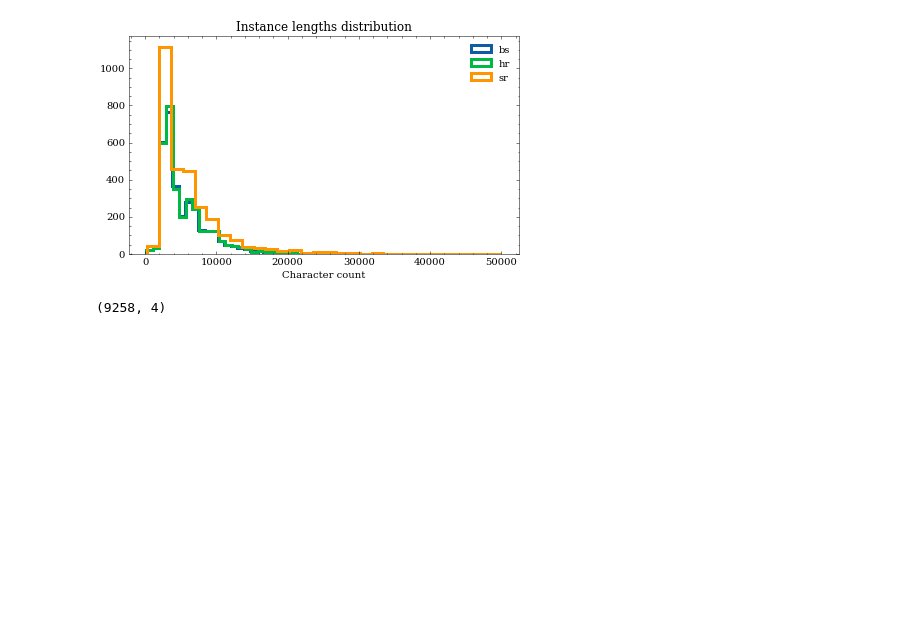
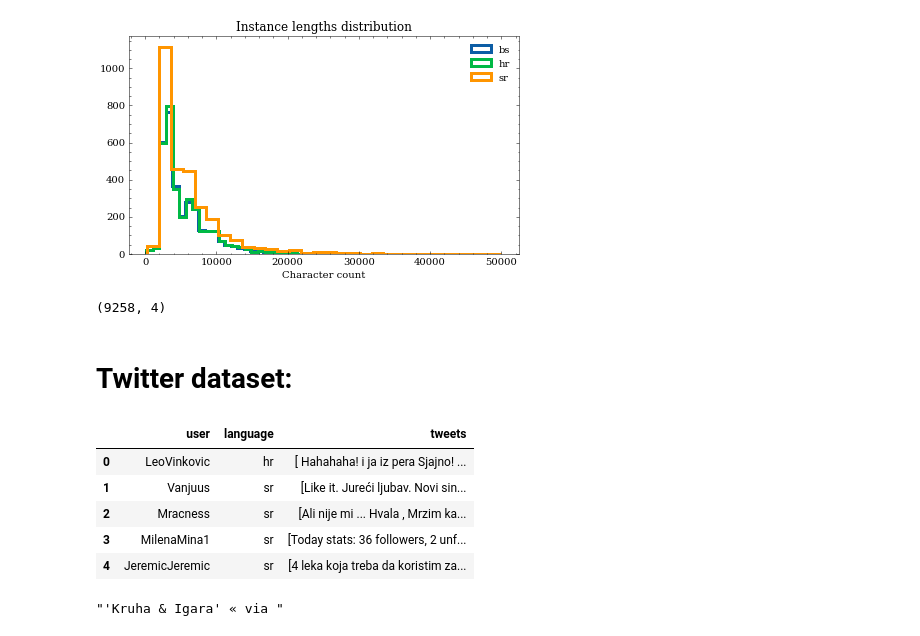
Before and after one commit to 5roop/task4, a Jupyter notebook: 23_constructing_datasets.ipynb, the cells around one changed output. Saved outputs shown, nothing was run; the diff lists cells and outputs as text; code cells hidden in the pictures; blank space fills up the shorter version.

```diff
--- a/23_constructing_datasets.ipynb
+++ b/23_constructing_datasets.ipynb
@@ -90,3 +90,5 @@ df.drop(columns="length"
 orient="index", indent=4,
 
 )
+# %% [markdown]
+# Twitter dataset:
@@ -92,0 +102,27 @@ orient="index", indent=4,
+# %%
+data = list()
+for user in ds.keys():
+    lang = ds[user]["language"]
+    data.append(
+        {
+            "user": user,
+            "language": lang,
+            "tweets": [i for i in ds.get(user).get("tweets")]
+        }
+    )
+import re
+df = pd.DataFrame(data=data)
+df["tweets"] = df.tweets.apply(lambda l: [re.sub('\s+', ' ', s) for s in l]).apply(lambda l: [s for s in l if s != " "])
+
+df.head()
+# %% [output]
+|  | user | language | tweets |
+| 0 | LeoVinkovic | hr | [ Hahahaha! i ja iz pera Sjajno! ... |
+| 1 | Vanjuus | sr | [Like it. Jureći ljubav. Novi sin... |
+| 2 | Mracness | sr | [Ali nije mi ... Hvala , Mrzim ka... |
+| 3 | MilenaMina1 | sr | [Today stats: 36 followers, 2 unf... |
+| 4 | JeremicJeremic | sr | [4 leka koja treba da koristim za... |
+# %%
+re.sub('\s+', ' ', "'Kruha & Igara' «     via ",)
+# %% [output]
+"'Kruha & Igara' « via "
```
Also changed, not shown: parts of 8 cells of this notebook, 4 other files.
